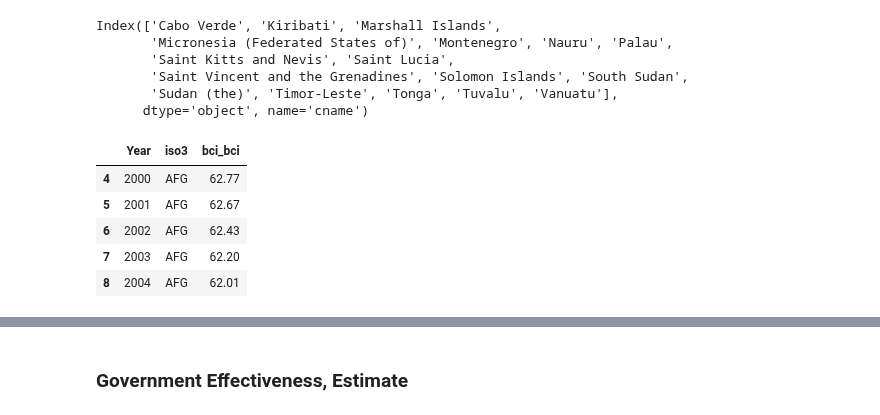
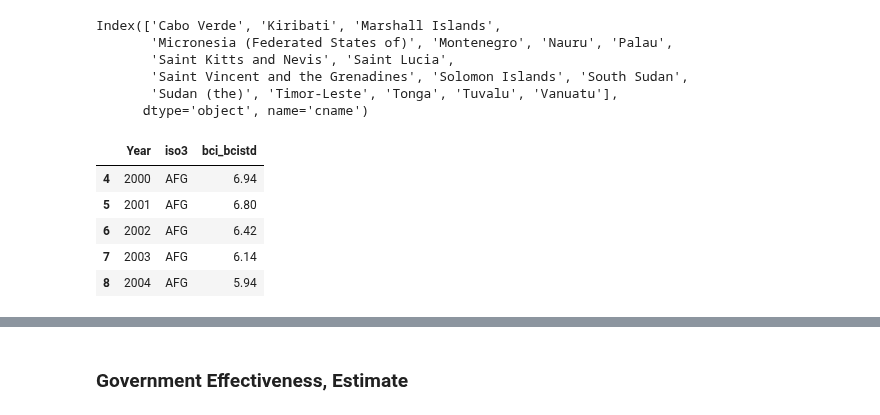
Before and after one commit to ZeliaDec/DataScience, a Jupyter notebook: Data_Notebook.ipynb, the cells around one changed output, grey strips where cells are left out. Cells and saved outputs as stored; diff of their text form; code cells hidden in the pictures.

```diff
--- a/Data_Notebook.ipynb
+++ b/Data_Notebook.ipynb
@@ -1452,5 +1364,5 @@ last_df
 # %%
-bci = pd.read_csv(filepath + "bci_bci.csv", delimiter = ";")
+bci = pd.read_csv(filepath + "bci_bcistd.csv", delimiter = ";")
 
 # Convert commas to dots for numeric columns
 for col in bci.columns:
@@ -1494,7 +1406,7 @@ bci
 | 6335 | 894 | Zambia | 2021 | 894 | Zambia | ZMB | 551.0 | QoGStdTSjan24 | Zambia 2021 | ... |
 4111 rows × 11 columns
 # %%
-value_counts_per_area = bci.groupby("cname")["bci_bci"].count()
+value_counts_per_area = bci.groupby("cname")["bci_bcistd"].count()
 
 areas_not_equal_to_22 = value_counts_per_area[value_counts_per_area != 22].index
 areas_not_equal_to_22
@@ -1507,16 +1419,16 @@ Index(['Cabo Verde', 'Kiribati', 'Marshall Islands',
       dtype='object', name='cname')
 # %%
 bci = bci[~bci["cname"].isin(areas_not_equal_to_22)]
-bci = bci[['year', 'ccodealp','bci_bci']]
+bci = bci[['year', 'ccodealp','bci_bcistd']]
 bci = bci.rename(columns = {"ccodealp":"iso3","year":"Year"})
 bci.head()
 # %% [output]
-|  | Year | iso3 | bci_bci |
-| 4 | 2000 | AFG | 62.77 |
-| 5 | 2001 | AFG | 62.67 |
-| 6 | 2002 | AFG | 62.43 |
-| 7 | 2003 | AFG | 62.20 |
-| 8 | 2004 | AFG | 62.01 |
+|  | Year | iso3 | bci_bcistd |
+| 4 | 2000 | AFG | 6.94 |
+| 5 | 2001 | AFG | 6.80 |
+| 6 | 2002 | AFG | 6.42 |
+| 7 | 2003 | AFG | 6.14 |
+| 8 | 2004 | AFG | 5.94 |
 # %%
 last_df = pd.merge(last_df,bci, on=['iso3','Year'], how='outer')
 last_df = last_df.dropna()
```
Also changed, not shown: parts of 73 cells of this notebook.
